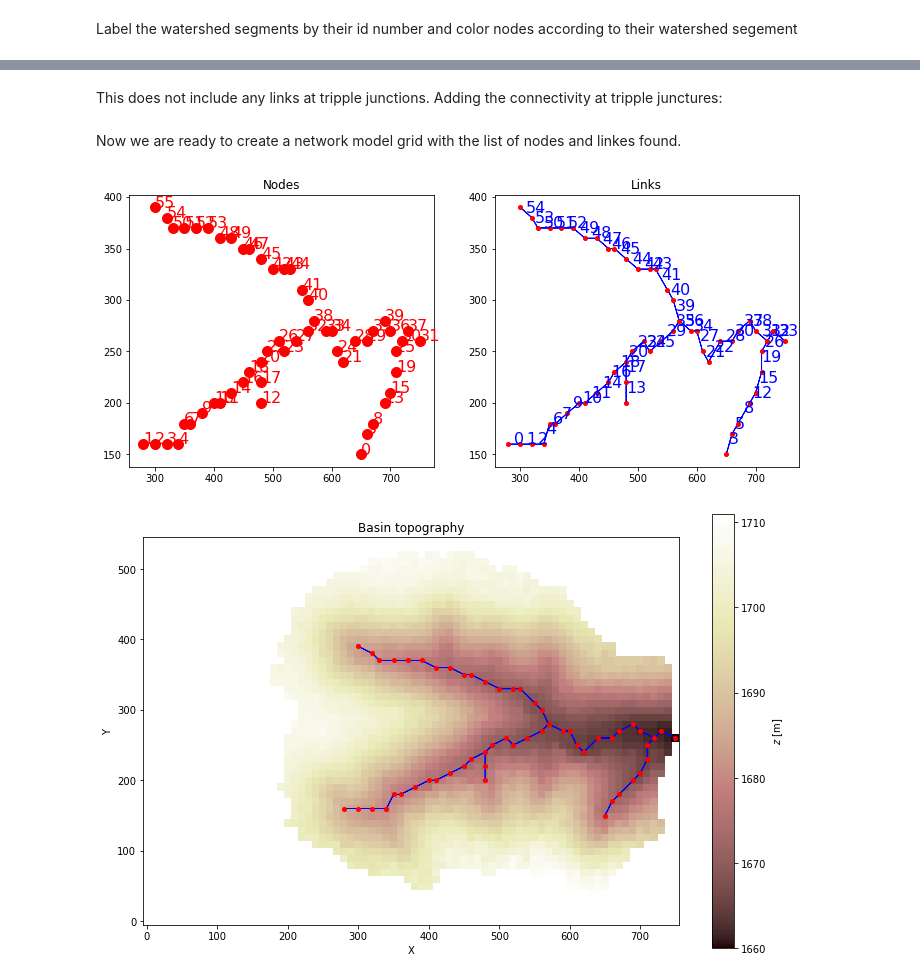
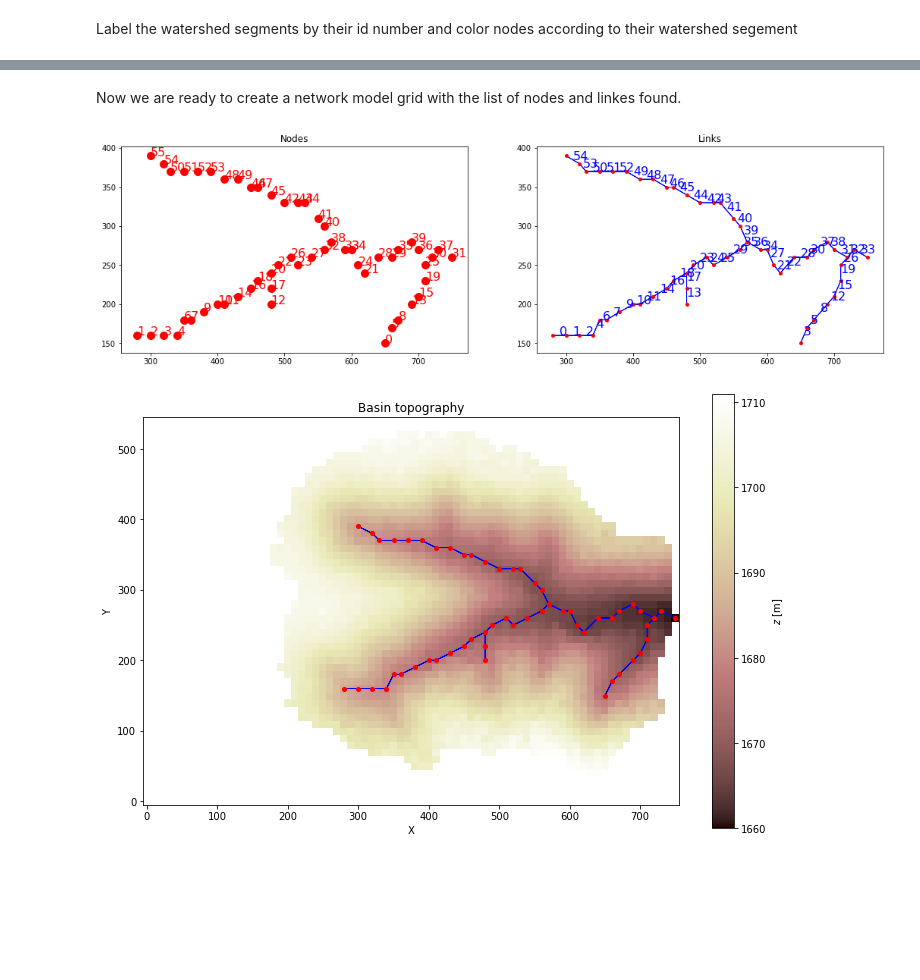
Before and after one commit to espin-2020/fluvial, a Jupyter notebook: fluvial_group.ipynb, the cells around one changed output, grey strips where cells are left out. Drawn from its saved outputs; the diff is of its cells as text; code cells hidden in the pictures; blank space fills up the shorter version.

Commit message:
corrected connectivity between channel segments

```diff
--- a/fluvial_group.ipynb
+++ b/fluvial_group.ipynb
@@ -116,7 +119,7 @@ Now, we use the `ChannelProfiler` package to extract the channels. The variable
 # %%
 # Package for using water accumulation to exctract Channel profiler.
 from landlab.components import ChannelProfiler
-log_min_channel_thresh = 4
+min_channel_thresh = 10000
 
 def runChannelProfiler(Threshold):
   Threshold = 10**Threshold
@@ -135,7 +138,7 @@ def runChannelProfiler(Threshold):
   plt.show()
   return pf
 
-profiler = runChannelProfiler(log_min_channel_thresh)
+profiler = runChannelProfiler(np.log10(min_channel_thresh))
 # %% [output]
 [figure]
 # %% [markdown]
@@ -276,35 +315,3 @@ plt.show()
-# %% [markdown]
-This does not include any links at tripple junctions. Adding the connectivity at tripple junctures:
-# %%
-#extract channel start and end nodes so we can see where there are junctures by checking for similar start and end nodes
-channel_start_nodes = np.array([n1 for (n1, n2) in profiler.data_structure[ws_keys[0]].keys()])
-channel_end_nodes = np.array([n2 for (n1, n2) in profiler.data_structure[ws_keys[0]].keys()])
-
-#find idx of link per segment-----------------
-# Need to correct for number of links per segment
-# channel segments ending in a channel head have (n-1 links per n nodes)
-# segments which connect to the network upstream have (n links per n nodes)
-links_per_segment = np.array(nodes_per_segment.copy())
-for i in range(n_channel_segs):
-    #if channel end nodes do not exist in starting nodes, they must be channel heads
-    #channel heads will not be linked to the rest of the network so let's adjust our number of links accordingly
-    if not np.any(channel_end_nodes[i] == channel_start_nodes):
-        #subract a link if channel head
-        links_per_segment[i] -= 1
-
-#iterate through channel segs to add link connections at appropriate nodes
-for seg in range(n_channel_segs):
-    #create array that functions as cumulative index of nodes in every channel segment
-    node_ids = np.cumsum(links_per_segment)
-    #check if a channel segment end node exists in the start of any other node
-    if channel_end_nodes[seg] in channel_start_nodes:
-        #find the first place where this is equal
-        first_id_equal = np.where(channel_end_nodes[seg] == channel_start_nodes)[0][0]
-        #figure out how many segments ahead this is
-        #(also currently need to subtract 1 since my node_ids don't start at zero, should make this more clean, by inserting zero at beginning)
-        id_up = first_id_equal - seg - 1
-        #use 'id_up' to access the correct node to link the end of a triple-juncture segment to the nearest upstream node
-        links.append((node_ids[seg] - 1, node_ids[seg+id_up]))
 # %% [markdown]
 Now we are ready to create a network model grid with the list of  nodes and linkes found.
 # %%
@@ -333,21 +340,21 @@ network_grid = NetworkModelGrid(
 # %%
 # Package for plotting networks
 from landlab.plot import graph
 
 ## Plot nodes
-plt.figure(figsize=(12,5))
+plt.figure(figsize=(18,5))
 plt.subplot(1,2,1)
 graph.plot_nodes(network_grid)
 plt.title("Nodes")
 
 ## Plot nodes + links
 plt.subplot(1,2,2)
 graph.plot_nodes(network_grid,with_id=False,markersize=4)
 graph.plot_links(network_grid)
 plt.title("Links")
 plt.show()
 # %% [output]
-[figure, old version]
+[figure, new version]
 # %%
 # Package for plotting raster data
 from landlab.plot.imshow import imshow_grid, imshow_grid_at_node
```
Also changed, not shown: parts of 7 cells of this notebook.
